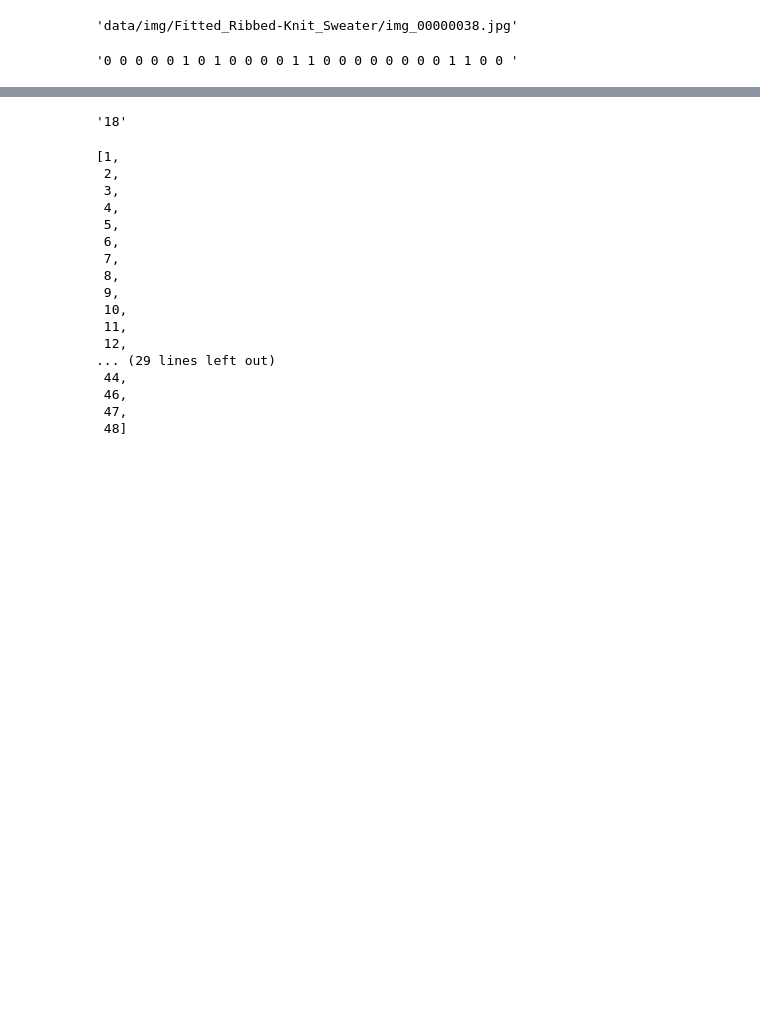
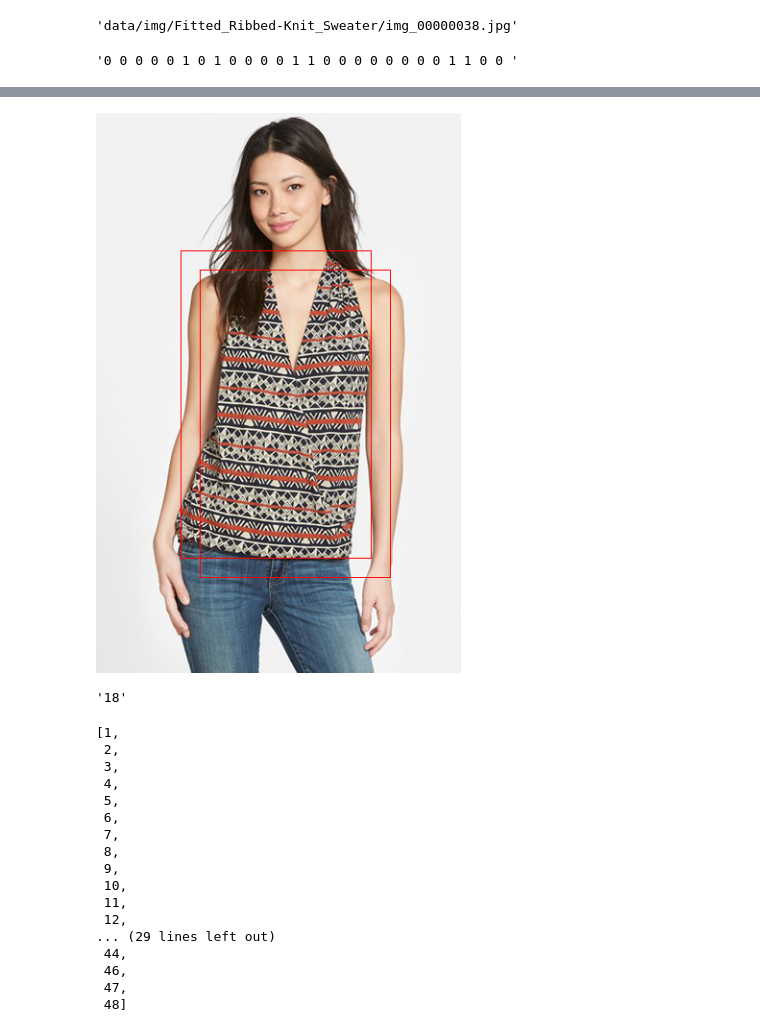
Before and after one commit to fasdgas05/FashionRecognition, a Jupyter notebook: plotting_bounding_box.ipynb, the cells around one changed output, grey strips where cells are left out. Drawn from its saved outputs; the diff is of its cells as text; code cells hidden in the pictures; blank space fills up the shorter version.

```diff
--- a/plotting_bounding_box.ipynb
+++ b/plotting_bounding_box.ipynb
@@ -27,0 +39,2 @@ array([[ 66,  75, 241, 293],
+# %%
+high_names = [x.replace('img','img_highres',1) for x in train_names]
@@ -69,3 +143,7 @@ plt.imshow(i)
+# %%
+i
+# %% [output]
+[figure, added]
 # %%
 cates[idx]
 # %% [output]
```
Also changed, not shown: parts of 29 cells of this notebook, 7 other files.
